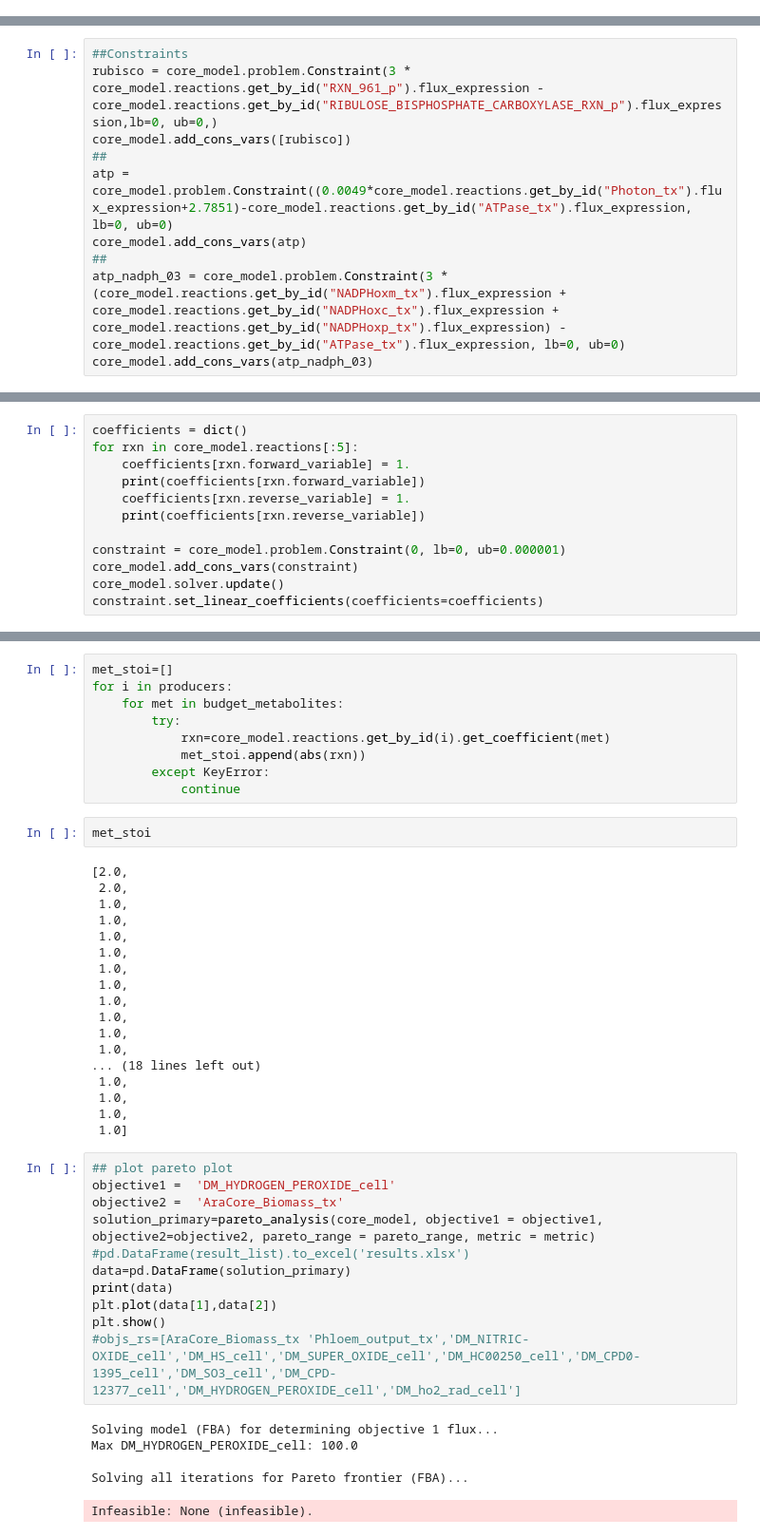
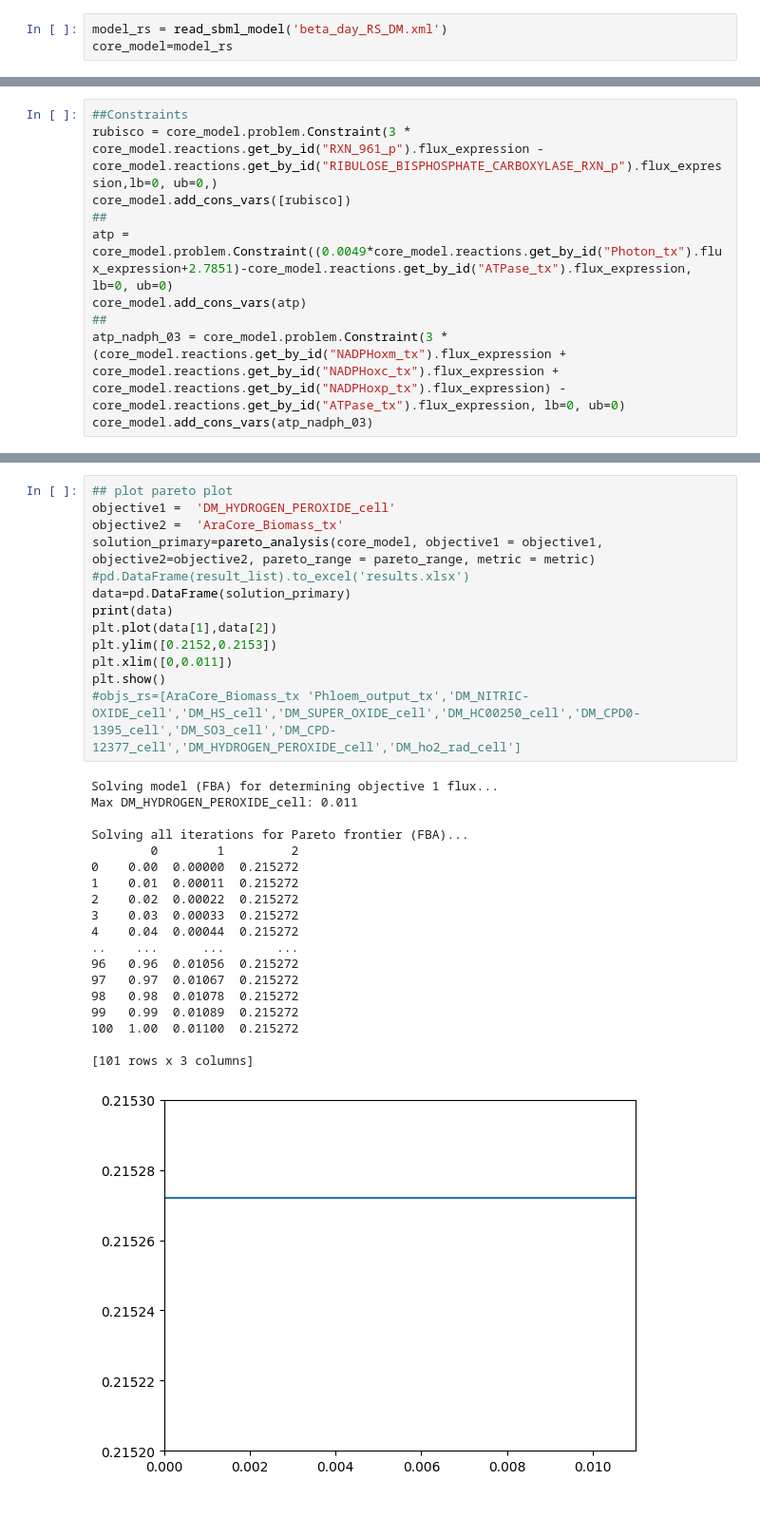
Before and after one commit to Subasree514/Flux_Simulations, a Jupyter notebook: exp_val.ipynb, the cells around one changed output, grey strips where cells are left out. Shown at 95% size. Saved outputs shown, nothing was run; the diff lists cells and outputs as text; blank space fills up the shorter version.

```diff
--- a/exp_val.ipynb
+++ b/exp_val.ipynb
@@ -97,0 +92,3 @@ Academic license - for non-commercial use only - expires 2025-08-16
+# %%
+model_rs = read_sbml_model('beta_day_RS_DM.xml')
+core_model=model_rs
@@ -182,12 +161,0 @@ Name: reaction, dtype: object
-# %%
-coefficients = dict()
-for rxn in core_model.reactions[:5]:
-    coefficients[rxn.forward_variable] = 1.
-    print(coefficients[rxn.forward_variable])
-    coefficients[rxn.reverse_variable] = 1.
-    print(coefficients[rxn.reverse_variable])
-
-constraint = core_model.problem.Constraint(0, lb=0, ub=0.000001)
-core_model.add_cons_vars(constraint)
-core_model.solver.update()
-constraint.set_linear_coefficients(coefficients=coefficients)
@@ -205,46 +162,33 @@ constraint.set_linear_coefficients(coefficients=coefficients)
-# %%
-met_stoi=[]
-for i in producers:
-    for met in budget_metabolites:
-        try:
-            rxn=core_model.reactions.get_by_id(i).get_coefficient(met)
-            met_stoi.append(abs(rxn))
-        except KeyError:
-            continue
-# %%
-met_stoi
-# %% [output]
-[2.0,
- 2.0,
- 1.0,
- 1.0,
- 1.0,
- 1.0,
- 1.0,
- 1.0,
- 1.0,
- 1.0,
- 1.0,
- 1.0,
-... (18 lines left out)
- 1.0,
- 1.0,
- 1.0,
- 1.0]
 # %%
 ## plot pareto plot
 objective1 =  'DM_HYDROGEN_PEROXIDE_cell'
 objective2 =  'AraCore_Biomass_tx'
 solution_primary=pareto_analysis(core_model, objective1 = objective1, objective2=objective2, pareto_range = pareto_range, metric = metric)
 #pd.DataFrame(result_list).to_excel('results.xlsx')
 data=pd.DataFrame(solution_primary)
 print(data)
 plt.plot(data[1],data[2])
+plt.ylim([0.2152,0.2153])
+plt.xlim([0,0.011])
 plt.show()
 #objs_rs=[AraCore_Biomass_tx 'Phloem_output_tx','DM_NITRIC-OXIDE_cell','DM_HS_cell','DM_SUPER_OXIDE_cell','DM_HC00250_cell','DM_CPD0-1395_cell','DM_SO3_cell','DM_CPD-12377_cell','DM_HYDROGEN_PEROXIDE_cell','DM_ho2_rad_cell']
 # %% [output]
 Solving model (FBA) for determining objective 1 flux...
-Max DM_HYDROGEN_PEROXIDE_cell: 100.0
+Max DM_HYDROGEN_PEROXIDE_cell: 0.011
 
 Solving all iterations for Pareto frontier (FBA)...
+        0        1         2
+0    0.00  0.00000  0.215272
+1    0.01  0.00011  0.215272
+2    0.02  0.00022  0.215272
+3    0.03  0.00033  0.215272
+4    0.04  0.00044  0.215272
+..    ...      ...       ...
+96   0.96  0.01056  0.215272
+97   0.97  0.01067  0.215272
+98   0.98  0.01078  0.215272
+99   0.99  0.01089  0.215272
+100  1.00  0.01100  0.215272
+
+[101 rows x 3 columns]
-Infeasible: None (infeasible).
+[figure, added]
```
Also changed, not shown: parts of 6 cells of this notebook, 21 other files.
